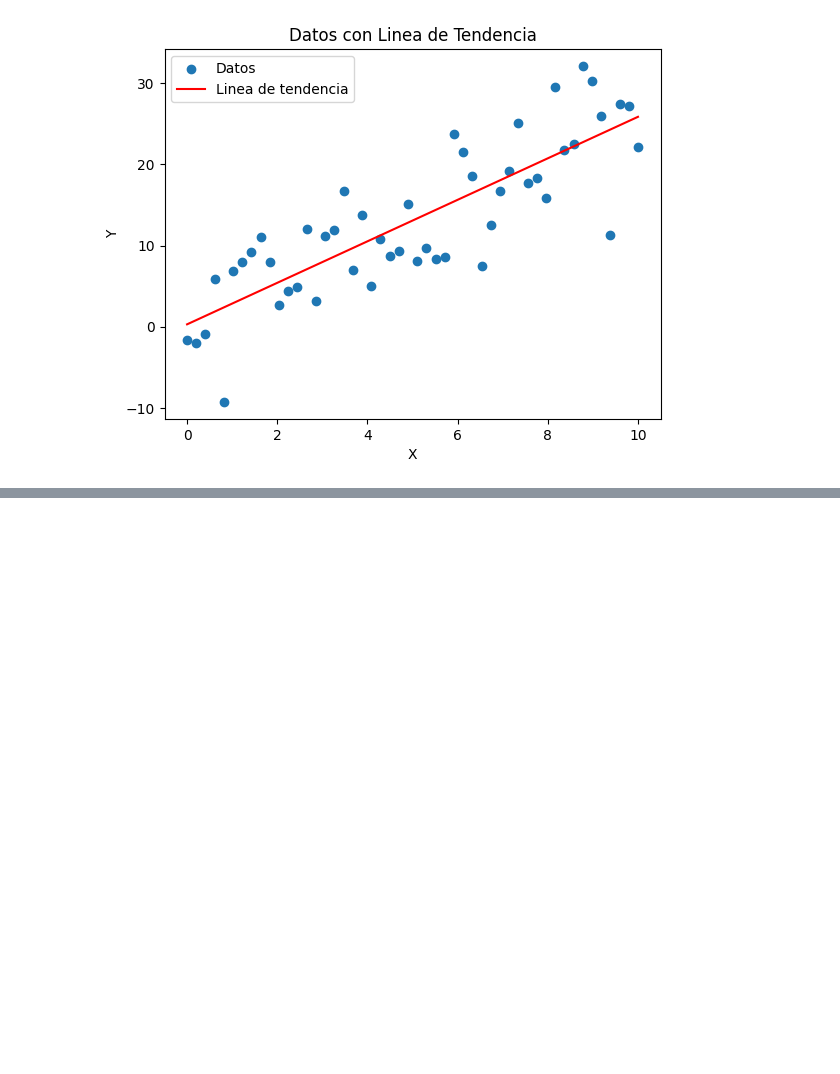
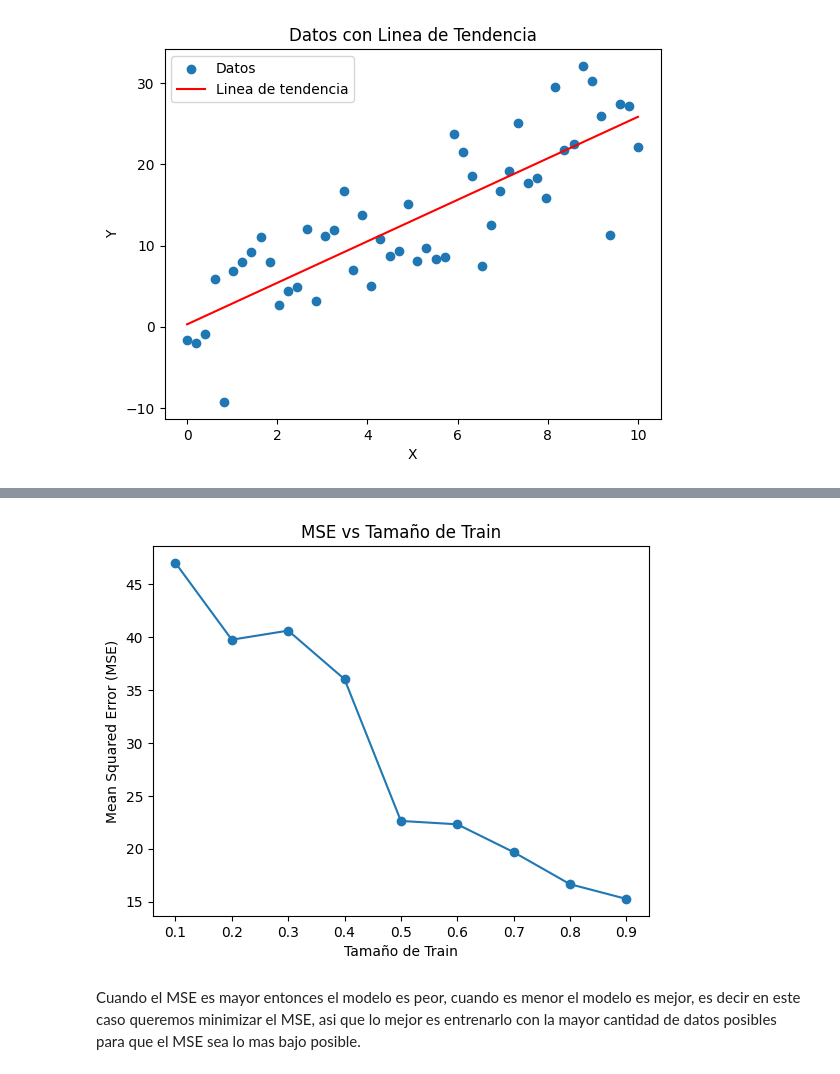
Before and after one commit to AlexSG29/Machine-Learning-Class, a Jupyter notebook: primera_clase.ipynb, the cells around one changed output, grey strips where cells are left out. Drawn from its saved outputs; the diff is of its cells as text; code cells hidden in the pictures; blank space fills up the shorter version.

```diff
--- a/primera_clase.ipynb
+++ b/primera_clase.ipynb
@@ -55,0 +77,26 @@ plt.show()
+# %%
+# hagamos un codigo para segmentar estos datos en train y test
+# usamos train para hacer la regresion lineal y test para evaluar el modelo
+# hagamos particiones de tamaño de train desde 10% hasta 90%.
+from sklearn.model_selection import train_test_split
+from sklearn.linear_model import LinearRegression
+from sklearn.metrics import mean_squared_error
+train_sizes = np.arange(0.1, 1.0, 0.1)
+mse_values = []
+for train_size in train_sizes:
+    X_train, X_test, y_train, y_test = train_test_split(x.reshape(-1, 1), y, train_size=train_size, random_state=2909)
+    model = LinearRegression()
+    model.fit(X_train, y_train)
+    y_pred = model.predict(X_test)
+    mse = mean_squared_error(y_test, y_pred)
+    mse_values.append(mse)
+# graficar mse vs tamaño de train
+plt.plot(train_sizes, mse_values, marker='o')
+plt.xlabel('Tamaño de Train')
+plt.ylabel('Mean Squared Error (MSE)')
+plt.title('MSE vs Tamaño de Train')
+plt.show()
+# %% [output]
+[figure, added]
+# %% [markdown]
+Cuando el MSE es mayor entonces el modelo es peor, cuando es menor el modelo es mejor, es decir en este caso queremos minimizar el MSE, asi que lo mejor es entrenarlo con la mayor cantidad de datos posibles para que el MSE sea lo mas bajo posible.
```
Also changed, not shown: parts of 1 cell of this notebook.
